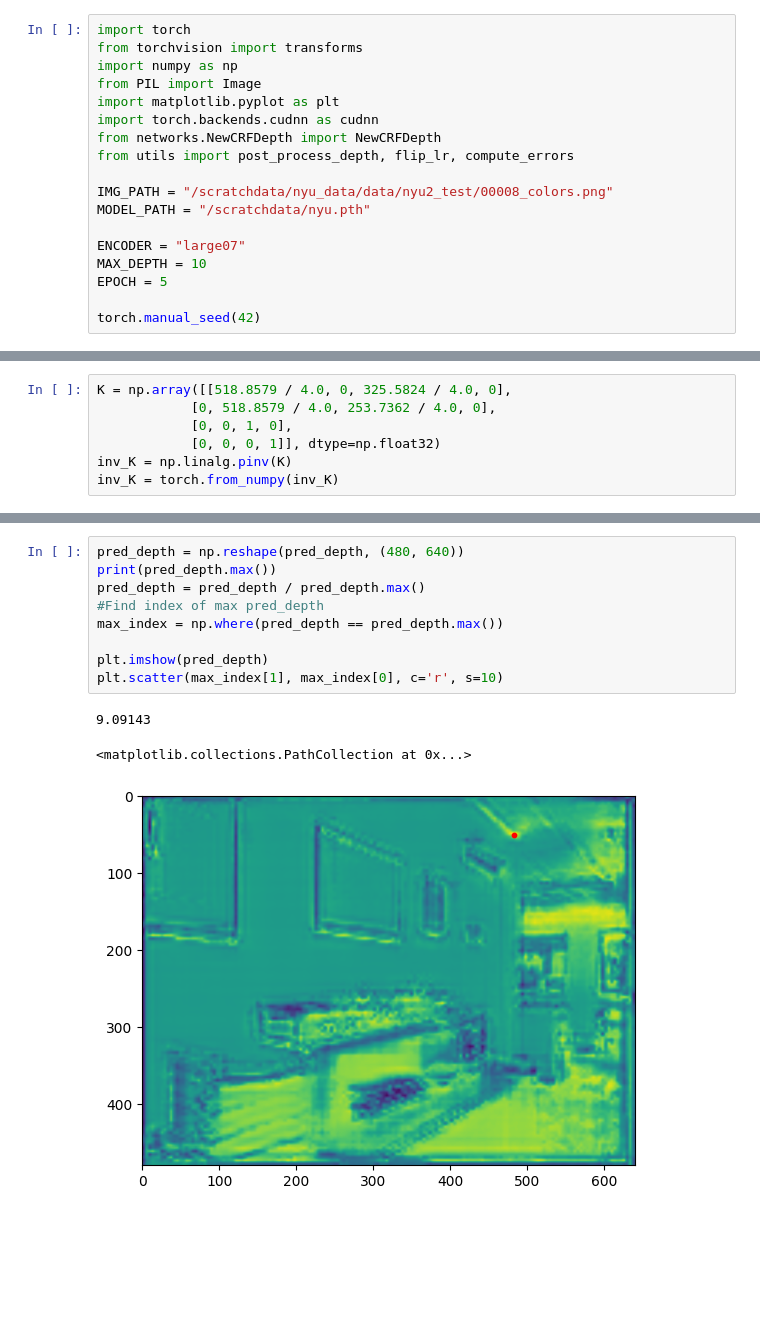
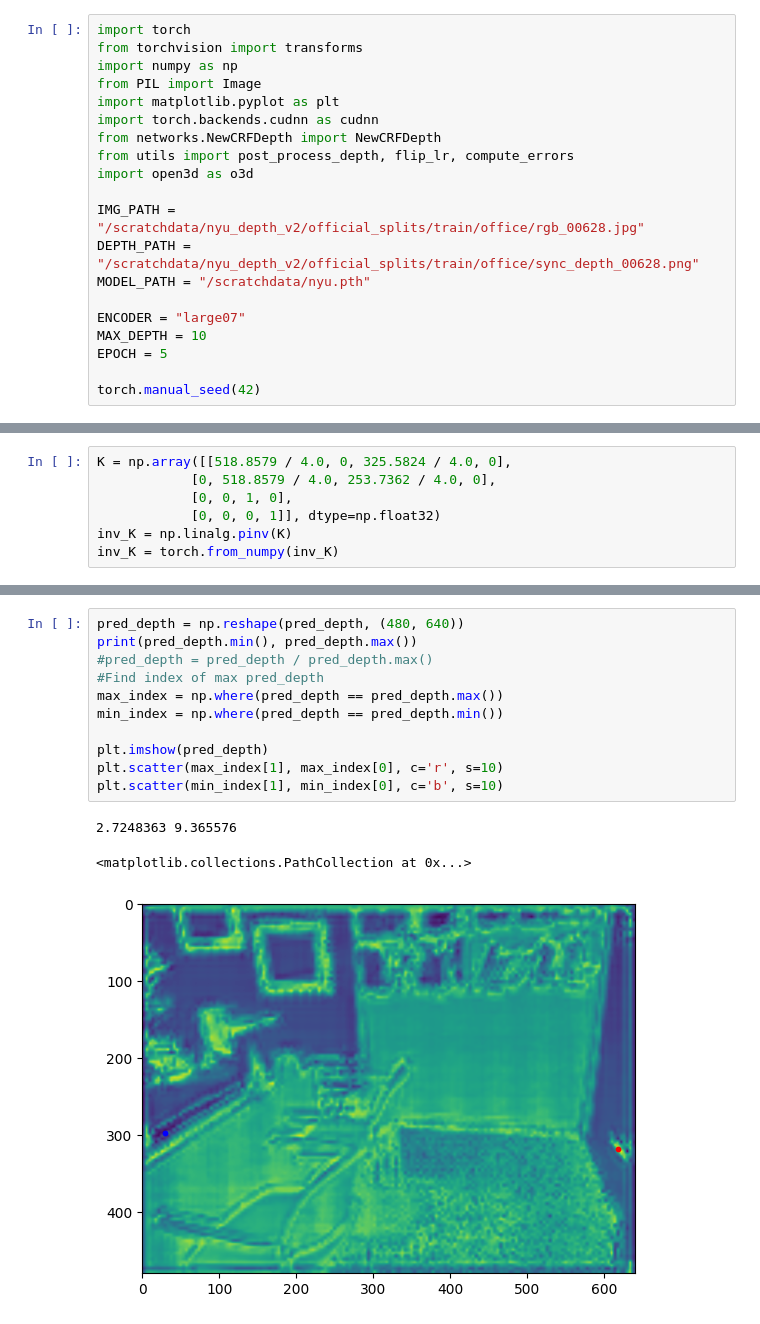
Before and after one commit to ShuweiShao/NDDepth, a Jupyter notebook: playground.ipynb, the cells around one changed output, grey strips where cells are left out. Cells and saved outputs as stored; diff of their text form; blank space fills up the shorter version.

```diff
--- a/playground.ipynb
+++ b/playground.ipynb
@@ -10,8 +10,10 @@ import matplotlib.pyplot as plt
 import torch.backends.cudnn as cudnn
 from networks.NewCRFDepth import NewCRFDepth
 from utils import post_process_depth, flip_lr, compute_errors
+import open3d as o3d
 
-IMG_PATH = "/scratchdata/nyu_data/data/nyu2_test/00008_colors.png"
+IMG_PATH = "/scratchdata/nyu_depth_v2/official_splits/train/office/rgb_00628.jpg"
+DEPTH_PATH = "/scratchdata/nyu_depth_v2/official_splits/train/office/sync_depth_00628.png"
 MODEL_PATH = "/scratchdata/nyu.pth"
 
 ENCODER = "large07"
@@ -93,13 +95,15 @@ print(pred_depth)
 # %%
 pred_depth = np.reshape(pred_depth, (480, 640))
-print(pred_depth.max())
-pred_depth = pred_depth / pred_depth.max()
+print(pred_depth.min(), pred_depth.max())
+#pred_depth = pred_depth / pred_depth.max()
 #Find index of max pred_depth
 max_index = np.where(pred_depth == pred_depth.max())
+min_index = np.where(pred_depth == pred_depth.min())
 
 plt.imshow(pred_depth)
 plt.scatter(max_index[1], max_index[0], c='r', s=10)
+plt.scatter(min_index[1], min_index[0], c='b', s=10)
 # %% [output]
-9.09143
+2.7248363 9.365576
 <matplotlib.collections.PathCollection at 0x...>
-[figure, old version]
+[figure, new version]
```
Also changed, not shown: parts of 10 cells of this notebook.
